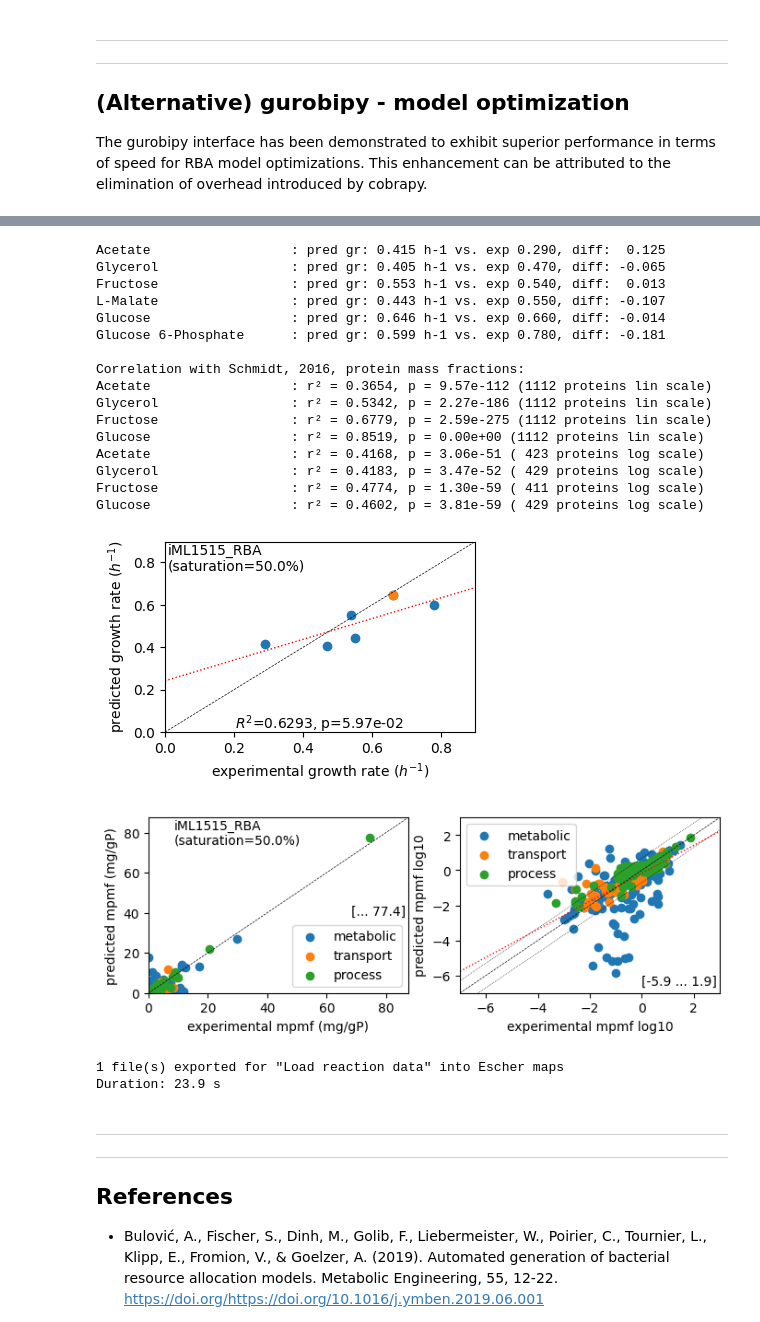
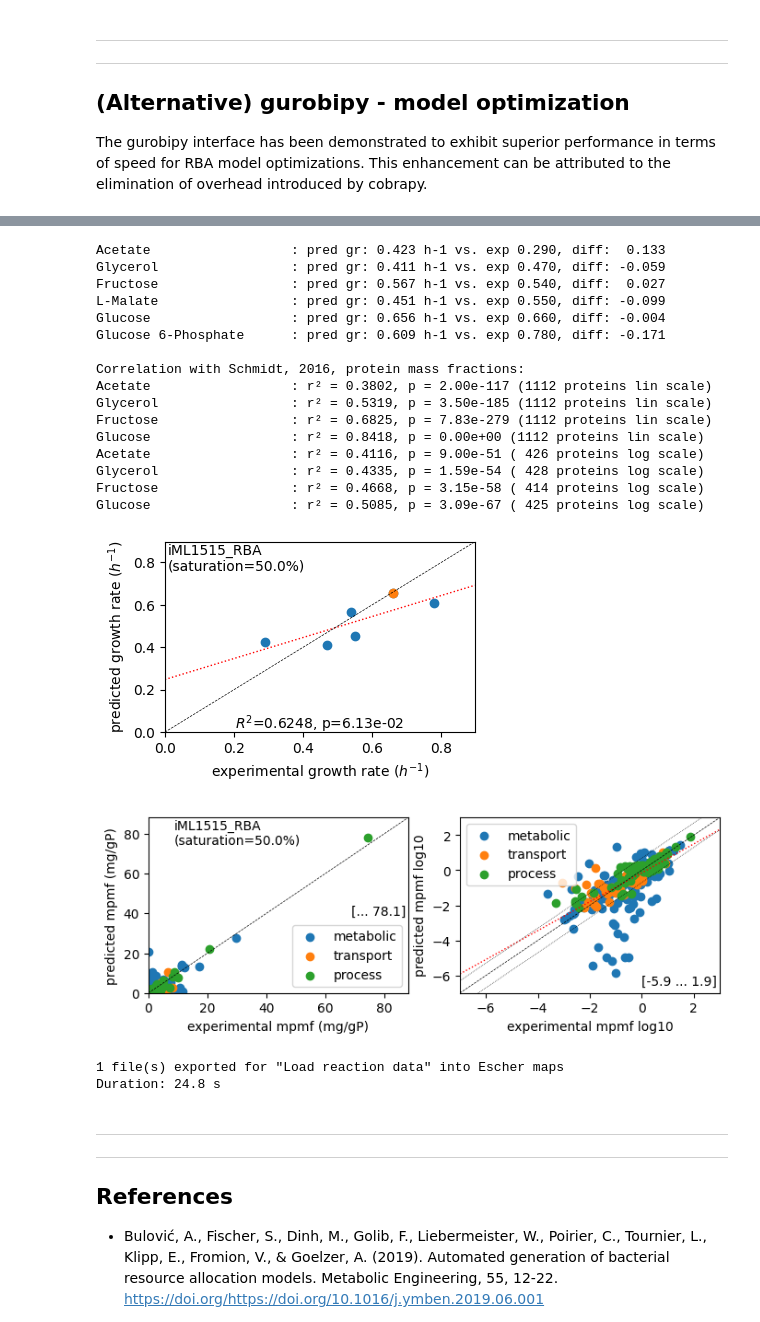
Before and after one commit to SchubertP/f2xba, a Jupyter notebook: docs/source/notebooks/6_Create_iML1515_RBA.ipynb, the cells around one changed output, grey strips where cells are left out. Drawn from its saved outputs; the diff is of its cells as text; code cells hidden in the pictures.

```diff
--- a/docs/source/notebooks/6_Create_iML1515_RBA.ipynb
+++ b/docs/source/notebooks/6_Create_iML1515_RBA.ipynb
@@ -706,11 +703,12 @@ start = time.time()
 pred_results = {}
 for cond, medium in conditions.items():
     rel_mmol_per_l =  (sigma / (1.0-min(sigma, .99))) * importer_km
-    ex_sidx2mmol_per_l = {re.sub('EX_', '', ex_ridx): rel_mmol_per_l for ex_ridx in medium}
-    ex_sidx2mmol_per_l['h_e'] = 100.0 * sigma   # H-symport reactions not to be constraint by proton concentration
-    ro.medium = ex_sidx2mmol_per_l
+    ro.medium = {re.sub('EX_', '', ex_ridx): rel_mmol_per_l for ex_ridx in medium}
 
     solution = ro.solve(gr_min=0.01, gr_max=1.2, bisection_tol=1e-3)
+    # one retry in case of non-optimal solution status
+    if solution.status != 'optimal':
+        solution = ro.solve(gr_min=0.02, gr_max=1.2, bisection_tol=1e-3)
     if solution.status == 'optimal':
         gr = solution.objective_value
         pred_results[cond] = solution
@@ -921,11 +923,11 @@ start = time.time()
 pred_results = {}
 for cond, medium in conditions.items():
     rel_mmol_per_l =  (sigma / (1.0-min(sigma, .99))) * importer_km
-    ex_sidx2mmol_per_l = {re.sub('EX_', '', ex_ridx): rel_mmol_per_l for ex_ridx in medium}
-    ex_sidx2mmol_per_l['h_e'] = 100.0 * sigma   # H-symport reactions to be not constraint by main metabolite
-    ro.medium = ex_sidx2mmol_per_l
-
+    ro.medium = {re.sub('EX_', '', ex_ridx): rel_mmol_per_l for ex_ridx in medium}
     solution = ro.solve(gr_min=0.01, gr_max=1.2, bisection_tol=1e-3)
+    # one retry in case of non-optimal solution status
+    if solution.status != 'optimal':
+        solution = ro.solve(gr_min=0.01, gr_max=1.2, bisection_tol=1e-3)
     if solution.status == 'optimal':
         gr = solution.objective_value
         pred_results[cond] = solution
@@ -934,51 +936,51 @@ for cond, medium in conditions.items():
     else:
         print(f'{cond:25s}: INFEASIBLE')
 
 rr = RbaResults(ro, pred_results, df_mpmf)
 df_fluxes = rr.collect_fluxes()
 df_all_net_fluxes = rr.collect_fluxes(net=True)
 metabolic_rids = [rid for rid in list(df_all_net_fluxes.index) if re.match('(PROD)|(DEGR)', rid) is None]
 synthesis_rids = [rid for rid in list(df_all_net_fluxes.index) if re.match('(PROD)|(DEGR)', rid)]
 df_net_fluxes = df_all_net_fluxes.loc[metabolic_rids]
 
 # additional results with RBA
 df_synt_fluxes = df_all_net_fluxes.loc[synthesis_rids]
 df_proteins = rr.collect_protein_results('mg_per_gP')
 df_enzyme_conc = rr.collect_enzyme_results('µmol_per_gDW')
 df_rna_conc = rr.collect_rna_results('µmol_per_gDW')
 df_occupancy = rr.collect_density_results()
 df_capacity = rr.collect_density_results(capacity=True)
 
 print('\nCorrelation with Schmidt, 2016, protein mass fractions:')
 rr.report_proteomics_correlation(scale='lin')
 rr.report_proteomics_correlation(scale='log')
 # rr.report_protein_levels(reference_cond)
 rr.plot_grs(exp_grs, highlight=reference_cond)
 rr.plot_proteins(reference_cond,
                  plot_fname=os.path.join('plots', f'{target_model}_proteins_{reference_cond}.pdf'))
 rr.save_to_escher(df_net_fluxes[reference_cond], os.path.join('escher', target_model))
 print(f'Duration: {time.time()-start:.1f} s')
 # %% [output]
-Acetate                  : pred gr: 0.415 h-1 vs. exp 0.290, diff:  0.125
-Glycerol                 : pred gr: 0.405 h-1 vs. exp 0.470, diff: -0.065
-Fructose                 : pred gr: 0.553 h-1 vs. exp 0.540, diff:  0.013
-L-Malate                 : pred gr: 0.443 h-1 vs. exp 0.550, diff: -0.107
-Glucose                  : pred gr: 0.646 h-1 vs. exp 0.660, diff: -0.014
-Glucose 6-Phosphate      : pred gr: 0.599 h-1 vs. exp 0.780, diff: -0.181
+Acetate                  : pred gr: 0.423 h-1 vs. exp 0.290, diff:  0.133
+Glycerol                 : pred gr: 0.411 h-1 vs. exp 0.470, diff: -0.059
+Fructose                 : pred gr: 0.567 h-1 vs. exp 0.540, diff:  0.027
+L-Malate                 : pred gr: 0.451 h-1 vs. exp 0.550, diff: -0.099
+Glucose                  : pred gr: 0.656 h-1 vs. exp 0.660, diff: -0.004
+Glucose 6-Phosphate      : pred gr: 0.609 h-1 vs. exp 0.780, diff: -0.171
 
 Correlation with Schmidt, 2016, protein mass fractions:
-Acetate                  : r² = 0.3654, p = 9.57e-112 (1112 proteins lin scale)
-Glycerol                 : r² = 0.5342, p = 2.27e-186 (1112 proteins lin scale)
-Fructose                 : r² = 0.6779, p = 2.59e-275 (1112 proteins lin scale)
-Glucose                  : r² = 0.8519, p = 0.00e+00 (1112 proteins lin scale)
-Acetate                  : r² = 0.4168, p = 3.06e-51 ( 423 proteins log scale)
-Glycerol                 : r² = 0.4183, p = 3.47e-52 ( 429 proteins log scale)
-Fructose                 : r² = 0.4774, p = 1.30e-59 ( 411 proteins log scale)
-Glucose                  : r² = 0.4602, p = 3.81e-59 ( 429 proteins log scale)
+Acetate                  : r² = 0.3802, p = 2.00e-117 (1112 proteins lin scale)
+Glycerol                 : r² = 0.5319, p = 3.50e-185 (1112 proteins lin scale)
+Fructose                 : r² = 0.6825, p = 7.83e-279 (1112 proteins lin scale)
+Glucose                  : r² = 0.8418, p = 0.00e+00 (1112 proteins lin scale)
+Acetate                  : r² = 0.4116, p = 9.00e-51 ( 426 proteins log scale)
+Glycerol                 : r² = 0.4335, p = 1.59e-54 ( 428 proteins log scale)
+Fructose                 : r² = 0.4668, p = 3.15e-58 ( 414 proteins log scale)
+Glucose                  : r² = 0.5085, p = 3.09e-67 ( 425 proteins log scale)
-[figure, old version]
+[figure, new version]
-[figure, old version]
+[figure, new version]
 1 file(s) exported for "Load reaction data" into Escher maps
-Duration: 23.9 s
+Duration: 24.8 s
 # %% [markdown]
 ---
 ---
```
Also changed, not shown: parts of 13 cells of this notebook, 5 other files.
